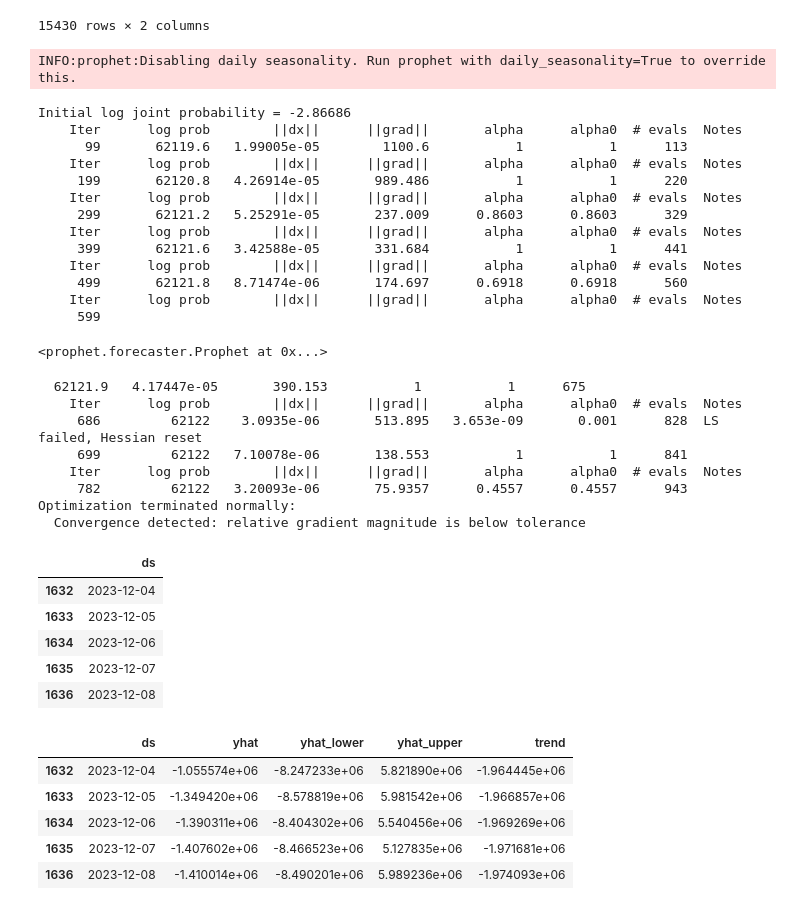
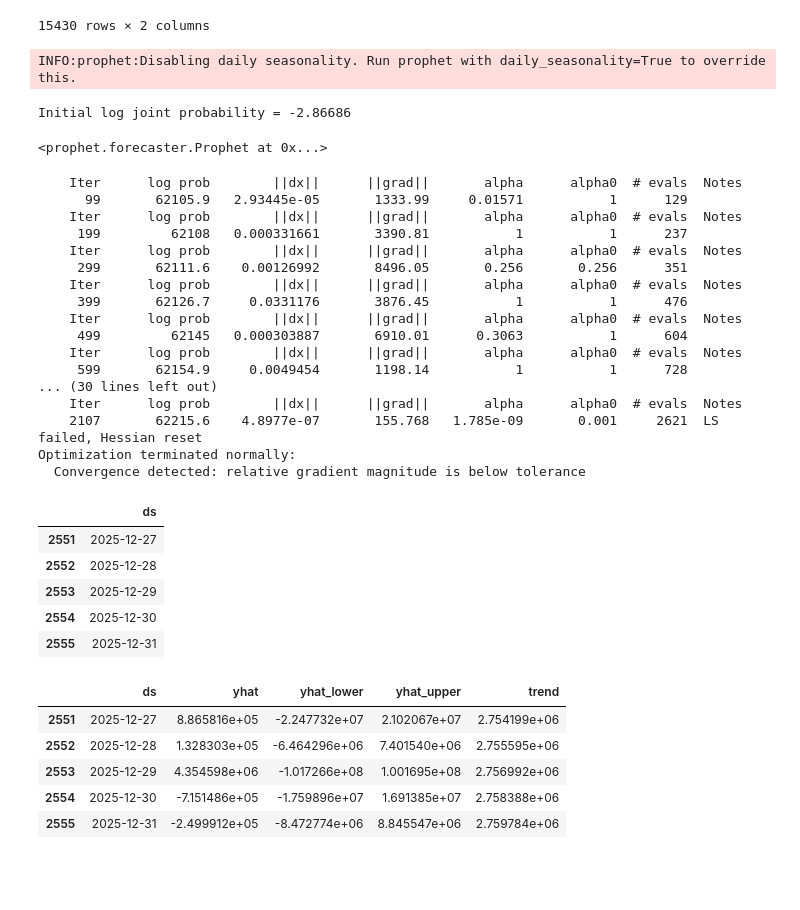
Before and after one commit to eugeniothiago/prophet_revenue_forecast, a Jupyter notebook: revenue_prophet_forecast.ipynb, the cells around one changed output. Cells and saved outputs as stored; diff of their text form; code cells hidden in the pictures; blank space fills up the shorter version.

```diff
--- a/revenue_prophet_forecast.ipynb
+++ b/revenue_prophet_forecast.ipynb
@@ -51,52 +59,50 @@ df
 # %%
 #calling the model and fitting it
 
-model = Prophet()
+model = Prophet(growth = 'linear', seasonality_mode = "multiplicative")
+model.add_country_holidays(country_name = 'BRA')
 model.fit(df)
 # %% [output]
 INFO:prophet:Disabling daily seasonality. Run prophet with daily_seasonality=True to override this.
 Initial log joint probability = -2.86686
-    Iter      log prob        ||dx||      ||grad||       alpha      alpha0  # evals  Notes
-      99       62119.6   1.99005e-05        1100.6           1           1      113
-    Iter      log prob        ||dx||      ||grad||       alpha      alpha0  # evals  Notes
-     199       62120.8   4.26914e-05       989.486           1           1      220
-    Iter      log prob        ||dx||      ||grad||       alpha      alpha0  # evals  Notes
-     299       62121.2   5.25291e-05       237.009      0.8603      0.8603      329
-    Iter      log prob        ||dx||      ||grad||       alpha      alpha0  # evals  Notes
-     399       62121.6   3.42588e-05       331.684           1           1      441
-    Iter      log prob        ||dx||      ||grad||       alpha      alpha0  # evals  Notes
-     499       62121.8   8.71474e-06       174.697      0.6918      0.6918      560
-    Iter      log prob        ||dx||      ||grad||       alpha      alpha0  # evals  Notes
-     599
 <prophet.forecaster.Prophet at 0x...>
-  62121.9   4.17447e-05       390.153           1           1      675
     Iter      log prob        ||dx||      ||grad||       alpha      alpha0  # evals  Notes
-     686         62122    3.0935e-06       513.895   3.653e-09       0.001      828  LS failed, Hessian reset
-     699         62122   7.10078e-06       138.553           1           1      841
+      99       62105.9   2.93445e-05       1333.99     0.01571           1      129
     Iter      log prob        ||dx||      ||grad||       alpha      alpha0  # evals  Notes
-     782         62122   3.20093e-06       75.9357      0.4557      0.4557      943
+     199         62108   0.000331661       3390.81           1           1      237
+    Iter      log prob        ||dx||      ||grad||       alpha      alpha0  # evals  Notes
+     299       62111.6    0.00126992       8496.05       0.256       0.256      351
+    Iter      log prob        ||dx||      ||grad||       alpha      alpha0  # evals  Notes
+     399       62126.7     0.0331176       3876.45           1           1      476
+    Iter      log prob        ||dx||      ||grad||       alpha      alpha0  # evals  Notes
+     499         62145   0.000303887       6910.01      0.3063           1      604
+    Iter      log prob        ||dx||      ||grad||       alpha      alpha0  # evals  Notes
+     599       62154.9     0.0049454       1198.14           1           1      728
+... (30 lines left out)
+    Iter      log prob        ||dx||      ||grad||       alpha      alpha0  # evals  Notes
+    2107       62215.6    4.8977e-07       155.768   1.785e-09       0.001     2621  LS failed, Hessian reset
 Optimization terminated normally:
   Convergence detected: relative gradient magnitude is below tolerance
 # %%
 #generating a dataframe with desired period of forecasting (2 years in this case)
 
-dates = model.make_future_dataframe(periods = 730)
+dates = model.make_future_dataframe(periods = 1826)
 dates.tail()
 # %% [output]
 |  | ds |
-| 1632 | 2023-12-04 |
-| 1633 | 2023-12-05 |
-| 1634 | 2023-12-06 |
-| 1635 | 2023-12-07 |
-| 1636 | 2023-12-08 |
+| 2551 | 2025-12-27 |
+| 2552 | 2025-12-28 |
+| 2553 | 2025-12-29 |
+| 2554 | 2025-12-30 |
+| 2555 | 2025-12-31 |
 # %%
 #calling the model to predict based on the previously built dates dataframe
 forecast = model.predict(dates)
 forecast[['ds','yhat','yhat_lower','yhat_upper','trend']].tail()
 # %% [output]
 |  | ds | yhat | yhat_lower | yhat_upper | trend |
-| 1632 | 2023-12-04 | -1.055574e+06 | -8.247233e+06 | 5.821890e+06 | -1.964445e+06 |
-| 1633 | 2023-12-05 | -1.349420e+06 | -8.578819e+06 | 5.981542e+06 | -1.966857e+06 |
-| 1634 | 2023-12-06 | -1.390311e+06 | -8.404302e+06 | 5.540456e+06 | -1.969269e+06 |
-| 1635 | 2023-12-07 | -1.407602e+06 | -8.466523e+06 | 5.127835e+06 | -1.971681e+06 |
-| 1636 | 2023-12-08 | -1.410014e+06 | -8.490201e+06 | 5.989236e+06 | -1.974093e+06 |
+| 2551 | 2025-12-27 | 8.865816e+05 | -2.247732e+07 | 2.102067e+07 | 2.754199e+06 |
+| 2552 | 2025-12-28 | 1.328303e+05 | -6.464296e+06 | 7.401540e+06 | 2.755595e+06 |
+| 2553 | 2025-12-29 | 4.354598e+06 | -1.017266e+08 | 1.001695e+08 | 2.756992e+06 |
+| 2554 | 2025-12-30 | -7.151486e+05 | -1.759896e+07 | 1.691385e+07 | 2.758388e+06 |
+| 2555 | 2025-12-31 | -2.499912e+05 | -8.472774e+06 | 8.845547e+06 | 2.759784e+06 |
```
Also changed, not shown: parts of 9 cells of this notebook.
